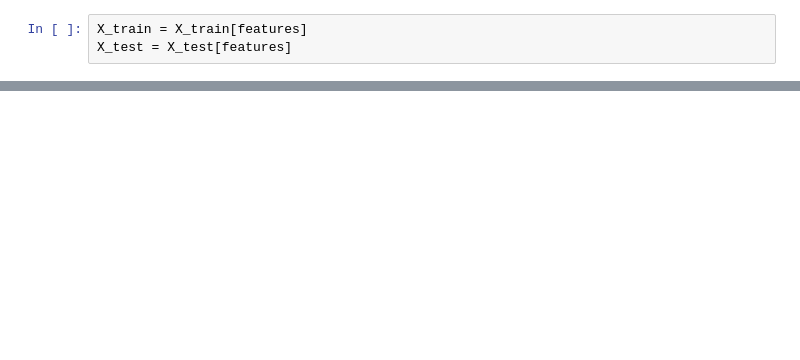
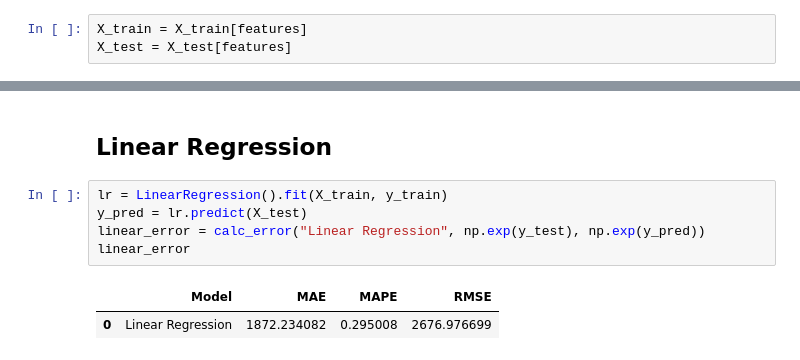
Before and after one commit to brenosakaguti/rossman-sales-prediction, a Jupyter notebook: rossman_sales_prediction.ipynb, the cells around one changed output, grey strips where cells are left out. Drawn from its saved outputs; the diff is of its cells as text; blank space fills up the shorter version.

```diff
--- a/rossman_sales_prediction.ipynb
+++ b/rossman_sales_prediction.ipynb
@@ -429,0 +456,10 @@ X_test = X_test[features]
+# %% [markdown]
+## Linear Regression
+# %%
+lr = LinearRegression().fit(X_train, y_train)
+y_pred = lr.predict(X_test)
+linear_error = calc_error("Linear Regression", np.exp(y_test), np.exp(y_pred))
+linear_error
+# %% [output]
+|  | Model | MAE | MAPE | RMSE |
+| 0 | Linear Regression | 1872.234082 | 0.295008 | 2676.976699 |
```
Also changed, not shown: parts of 8 cells of this notebook.
